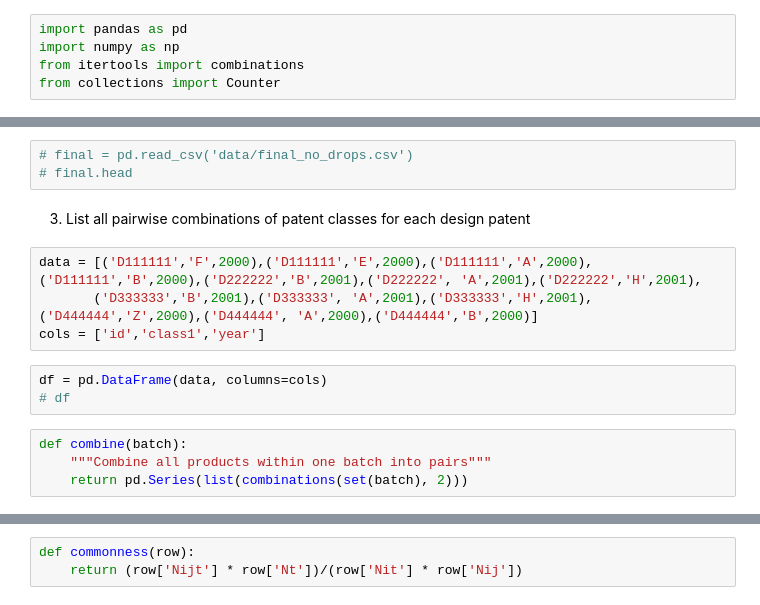
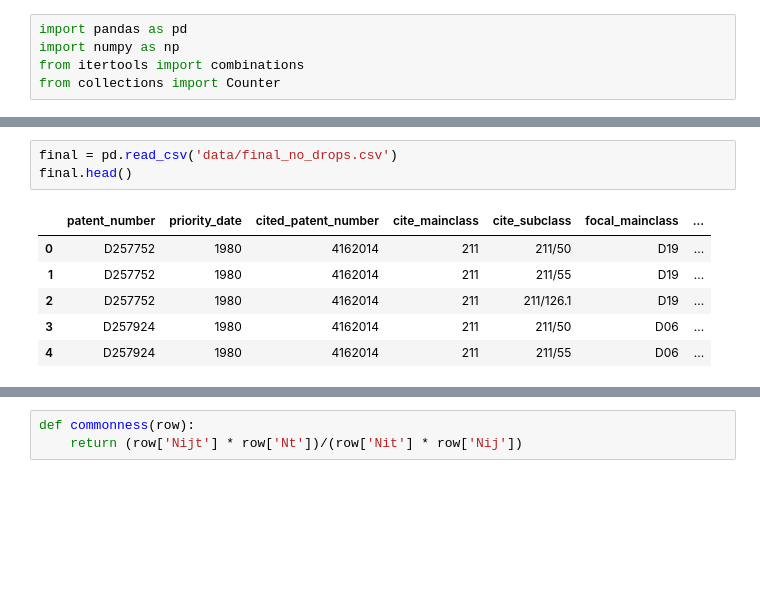
Before and after one commit to TieraLee/patents, a Jupyter notebook: Step 7 Continuous novelty -prototype.ipynb, the cells around one changed output, grey strips where cells are left out. Cells and saved outputs as stored; diff of their text form; blank space fills up the shorter version.

```diff
--- a/Step 7 Continuous novelty -prototype.ipynb
+++ b/Step 7 Continuous novelty -prototype.ipynb
@@ -13,16 +13,10 @@ There is a bit of indiscepancy on creating the universe of patent class pairs, s
 # %%
-# final = pd.read_csv('data/final_no_drops.csv')
-# final.head
+final = pd.read_csv('data/final_no_drops.csv')
+final.head()
+# %% [output]
+|  | patent_number | priority_date | cited_patent_number | cite_mainclass | cite_subclass | focal_mainclass | ... |
+| 0 | D257752 | 1980 | 4162014 | 211 | 211/50 | D19 | ... |
+| 1 | D257752 | 1980 | 4162014 | 211 | 211/55 | D19 | ... |
+| 2 | D257752 | 1980 | 4162014 | 211 | 211/126.1 | D19 | ... |
+| 3 | D257924 | 1980 | 4162014 | 211 | 211/50 | D06 | ... |
+| 4 | D257924 | 1980 | 4162014 | 211 | 211/55 | D06 | ... |
-# %% [markdown]
-3) List all pairwise combinations of patent classes for each design patent
-# %%
-data = [('D111111','F',2000),('D111111','E',2000),('D111111','A',2000),('D111111','B',2000),('D222222','B',2001),('D222222', 'A',2001),('D222222','H',2001),
-       ('D333333','B',2001),('D333333', 'A',2001),('D333333','H',2001),('D444444','Z',2000),('D444444', 'A',2000),('D444444','B',2000)]
-cols = ['id','class1','year']
-# %%
-df = pd.DataFrame(data, columns=cols)
-# df
-# %%
-def combine(batch):
-    """Combine all products within one batch into pairs"""
-    return pd.Series(list(combinations(set(batch), 2)))
```
Also changed, not shown: parts of 44 cells of this notebook, 1 other file.
